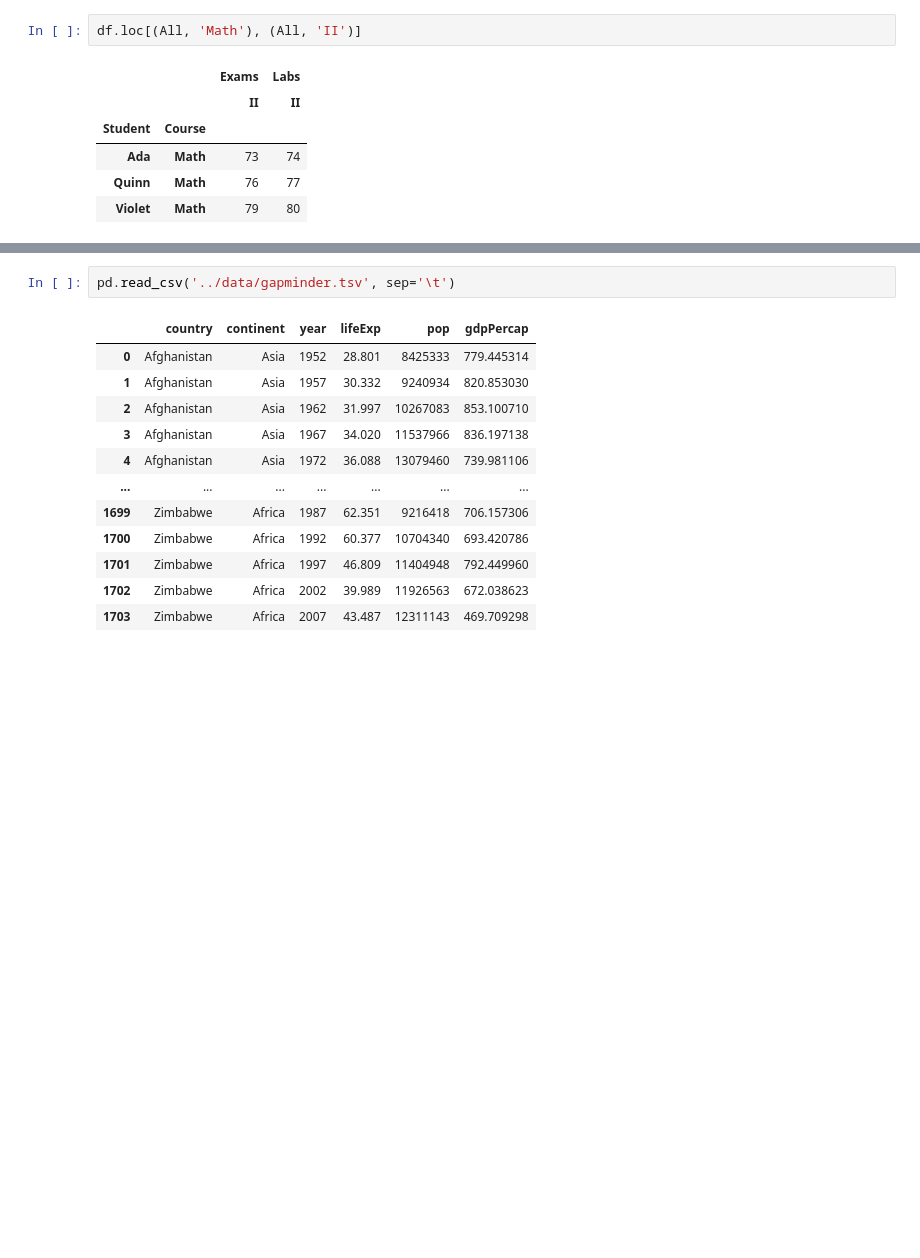
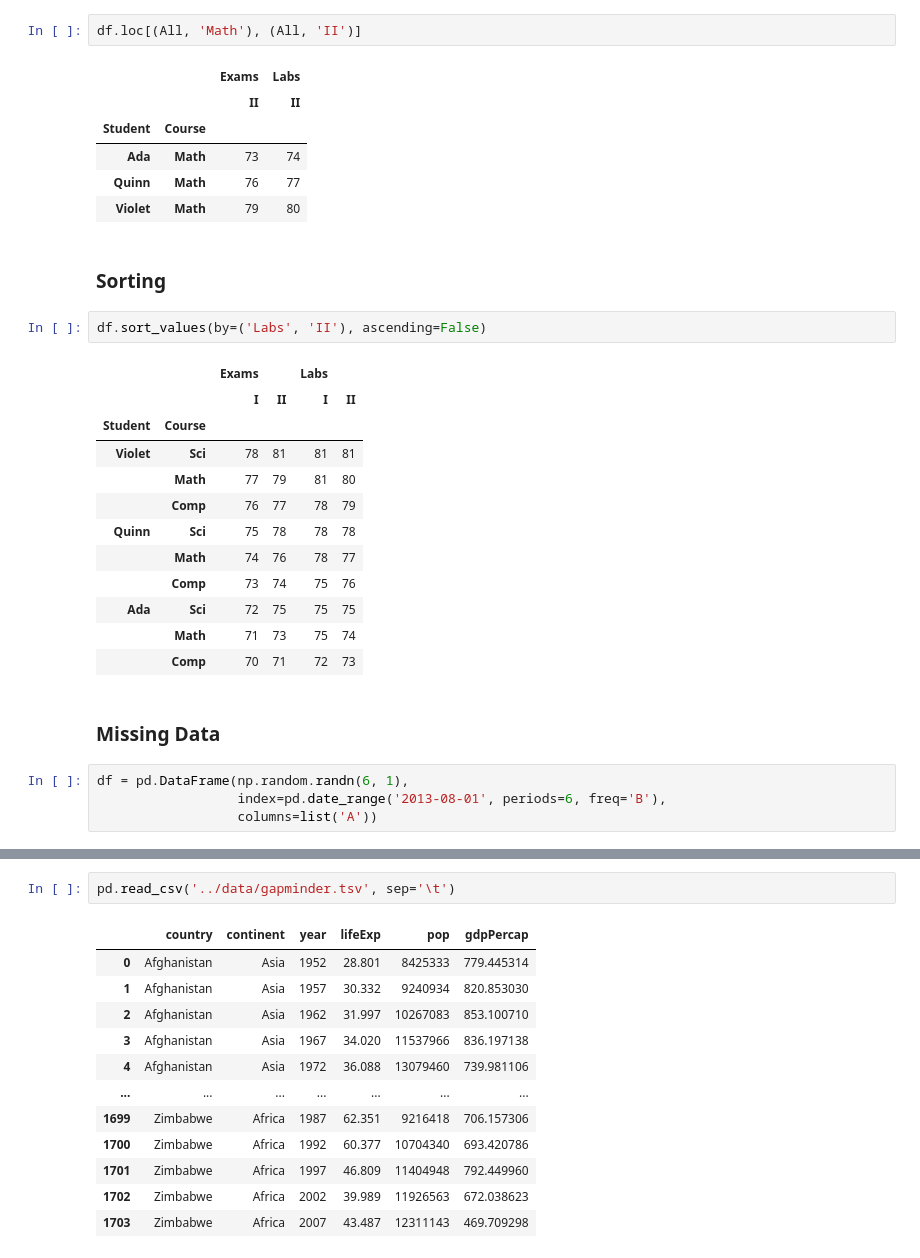
Before and after one commit to ChrisHSKim/python_for_everyone, a Jupyter notebook: notebooks/python with pandas.ipynb, the cells around one changed output, grey strips where cells are left out. Saved outputs shown, nothing was run; the diff lists cells and outputs as text; blank space fills up the shorter version.

Commit message:
missing data

```diff
--- a/notebooks/python with pandas.ipynb
+++ b/notebooks/python with pandas.ipynb
@@ -415,3 +415,26 @@ df.loc[(All, 'Math'), (All, 'II')]
 | Ada | Math | 73 | 74 |
 | Quinn | Math | 76 | 77 |
 | Violet | Math | 79 | 80 |
+# %% [markdown]
+### Sorting
+# %%
+df.sort_values(by=('Labs', 'II'), ascending=False)
+# %% [output]
+|  |  | Exams |  | Labs |  |
+|  |  | I | II | I | II |
+| Student | Course |  |  |  |  |
+| Violet | Sci | 78 | 81 | 81 | 81 |
+|  | Math | 77 | 79 | 81 | 80 |
+|  | Comp | 76 | 77 | 78 | 79 |
+| Quinn | Sci | 75 | 78 | 78 | 78 |
+|  | Math | 74 | 76 | 78 | 77 |
+|  | Comp | 73 | 74 | 75 | 76 |
+| Ada | Sci | 72 | 75 | 75 | 75 |
+|  | Math | 71 | 73 | 75 | 74 |
+|  | Comp | 70 | 71 | 72 | 73 |
+# %% [markdown]
+### Missing Data
+# %%
+df = pd.DataFrame(np.random.randn(6, 1),
+                  index=pd.date_range('2013-08-01', periods=6, freq='B'),
+                  columns=list('A'))
```
Also changed, not shown: parts of 6 cells of this notebook.
